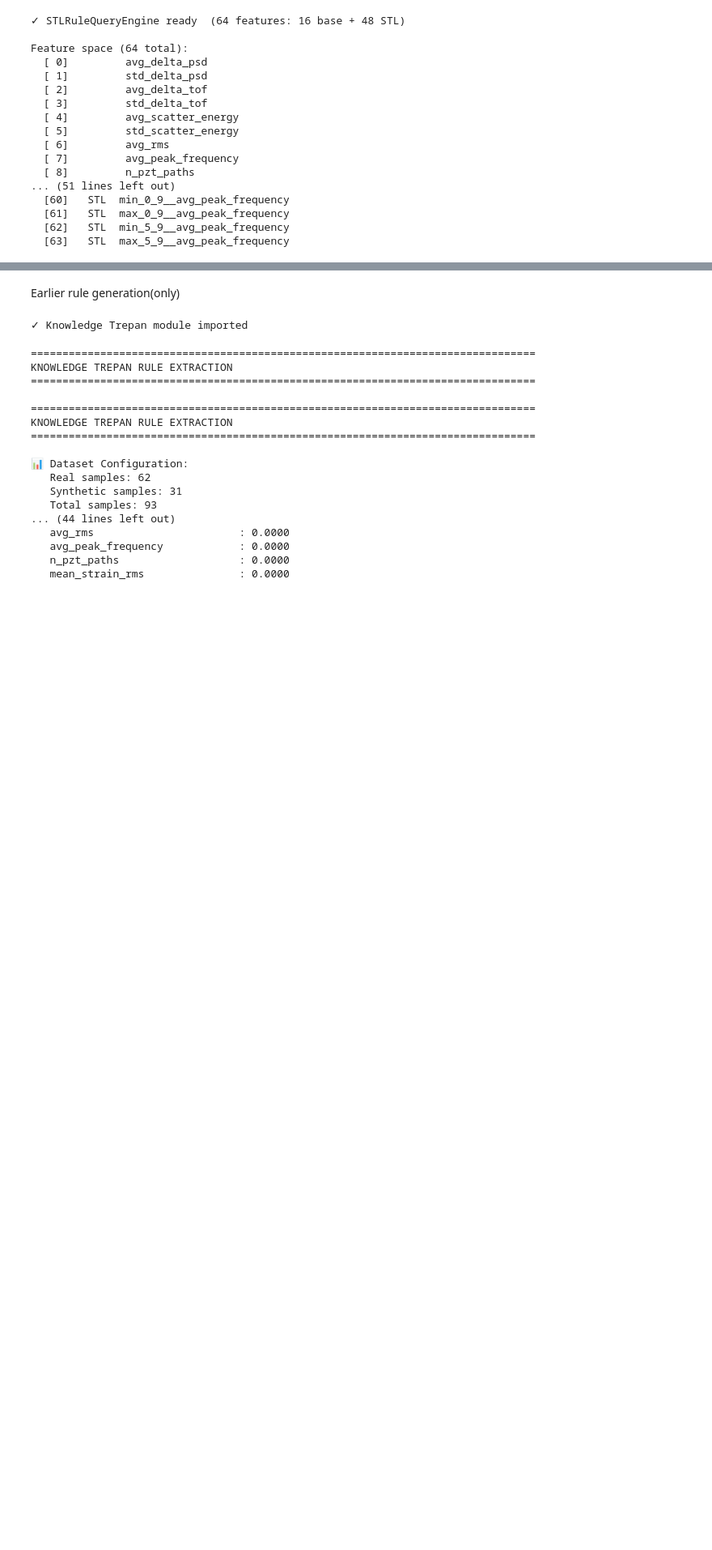
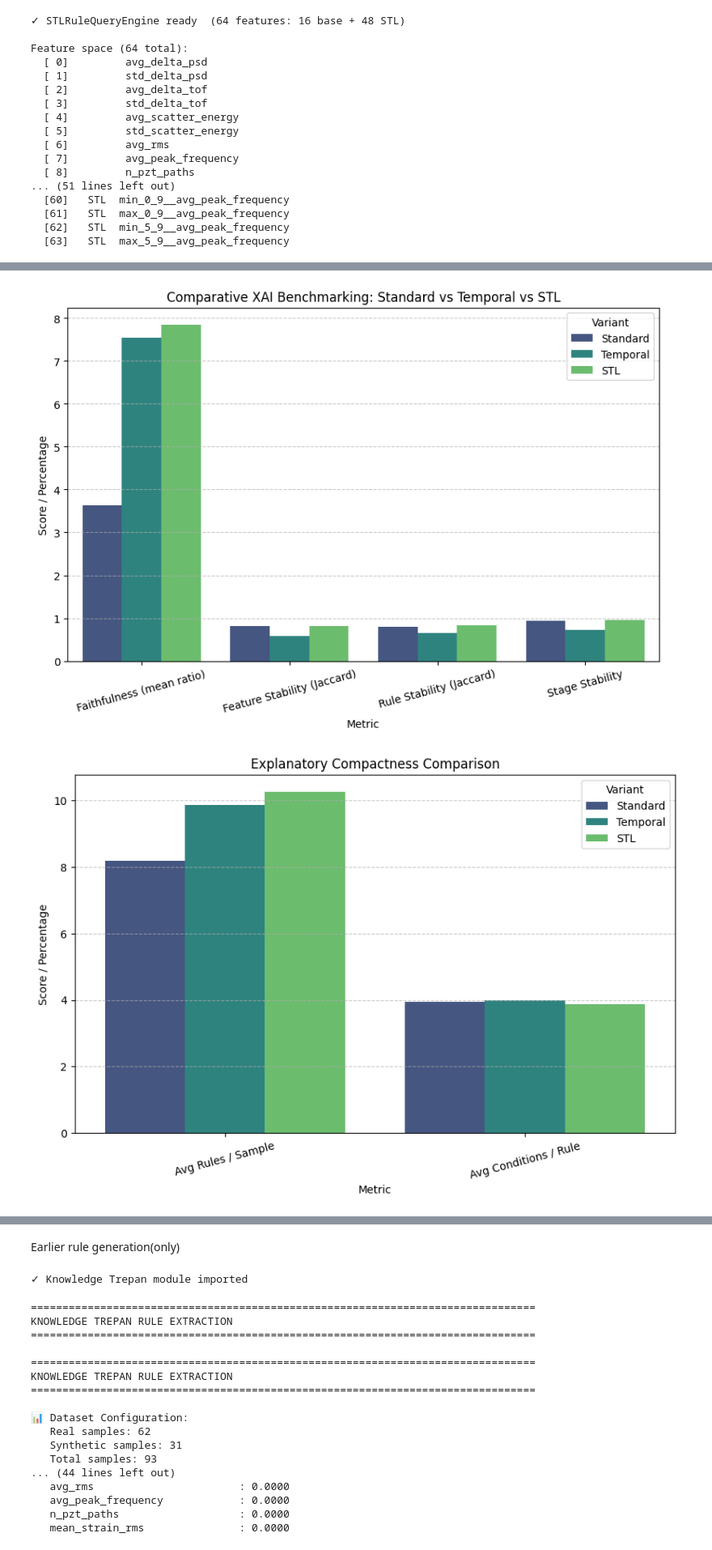
Before and after one commit to XAI-IITG/CFRP_Composit_Materials_Analysis, a Jupyter notebook: notebooks/kg_xai_system.ipynb, the cells around one changed output, grey strips where cells are left out. Shown at 81% size. Drawn from its saved outputs; the diff is of its cells as text; code cells hidden in the pictures; blank space fills up the shorter version.

Commit message:
feat: implement XAI benchmarking framework and generate performance visualization plots for all algorithms

```diff
--- a/notebooks/kg_xai_system.ipynb
+++ b/notebooks/kg_xai_system.ipynb
@@ -2009,0 +2184,76 @@ Metric                               Standard       Temporal            STL
+# %%
+from modules.xai_benchmark import XAIBenchmark
+import pandas as pd
+import matplotlib.pyplot as plt
+import seaborn as sns
+
+# 1. Initialize the Benchmarking Framework
+# Assuming 'model', 'feature_names', 'target_scaler' are already defined in your notebook
+benchmark = XAIBenchmark(transformer_model, feature_names, device=None, target_scaler=target_scaler)
+
+# 2. Define the Engines to Compare
+# Assuming you have already instantiated and fitted these:
+# qe_standard (RuleQueryEngine)
+# qe_temporal (TemporalRuleQueryEngine)
+# qe_stl      (STLRuleQueryEngine)
+# shap_explainer (SHAPBenchmarkExplainer)
+
+engines = {
+    "Standard": query_engine,
+    "Temporal": tquery,
+    "STL": stl_qe
+}
+
+# 3. Run Benchmarks for each variant
+results_map = {}
+for name, engine in engines.items():
+    print(f"\n{'>'*10} Benchmarking {name} RuleFit {'>'*10}")
+    results_map[name] = benchmark.run_full_benchmark(
+        X_test_pool,
+        engine,
+        shap_explainer=shap_benchmarker,
+        top_k=5,                     # top-5 features to compare
+        perturbation="zero",         # zero-out important features for faithfulness
+        noise_std=0.07,              # noise level for stability
+        n_stability_repeats=20,      # repeats per sample for stability
+        n_random_baselines=5,        # random baselines for faithfulness ratio
+        max_samples=30,              # cap samples for speed (set None for all)
+    )
+
+# 4. Consolidate into a single Comparison Table
+comparison_dfs = []
+for name, res in results_map.items():
+    df = res['comparison_table'].copy()
+    # We only need the 'RuleFit' column which contains the current engine's scores
+    # Rename it to the engine name for clarity
+    df = df[['Metric', 'RuleFit']].rename(columns={'RuleFit': name})
+    comparison_dfs.append(df.set_index('Metric'))
+
+# Final Master Table
+master_comparison = pd.concat(comparison_dfs, axis=1).reset_index()
+display(master_comparison)
+
+# 5. Visual Comparison of Key Metrics
+def plot_comparison(df, metrics, title):
+    plot_df = df[df['Metric'].isin(metrics)].melt(id_vars='Metric', var_name='Variant', value_name='Score')
+    # Convert scores to numeric for plotting (remove '%' or 'N/A')
+    plot_df['Score'] = pd.to_numeric(plot_df['Score'].str.replace('%', ''), errors='coerce')
+
+    plt.figure(figsize=(10, 6))
+    sns.barplot(data=plot_df, x='Metric', y='Score', hue='Variant', palette='viridis')
+    plt.title(title)
+    plt.ylabel("Score / Percentage")
+    plt.xticks(rotation=15)
+    plt.grid(axis='y', linestyle='--', alpha=0.7)
+    plt.show()
+
+# Visualize Core Performance Metrics
+plot_comparison(master_comparison,
+                ['Faithfulness (mean ratio)', 'Feature Stability (Jaccard)', 'Rule Stability (Jaccard)', 'Stage Stability'],
+                "Comparative XAI Benchmarking: Standard vs Temporal vs STL")
+
+# Visualize Compactness
+plot_comparison(master_comparison,
+                ['Avg Rules / Sample', 'Avg Conditions / Rule'],
+                "Explanatory Compactness Comparison")
+# %% [output]
@@ -2009,0 +2289,2 @@ Metric                               Standard       Temporal            STL
+[figure, added]
+[figure, added]
```
Also changed, not shown: parts of 24 cells of this notebook, 18 other files.
